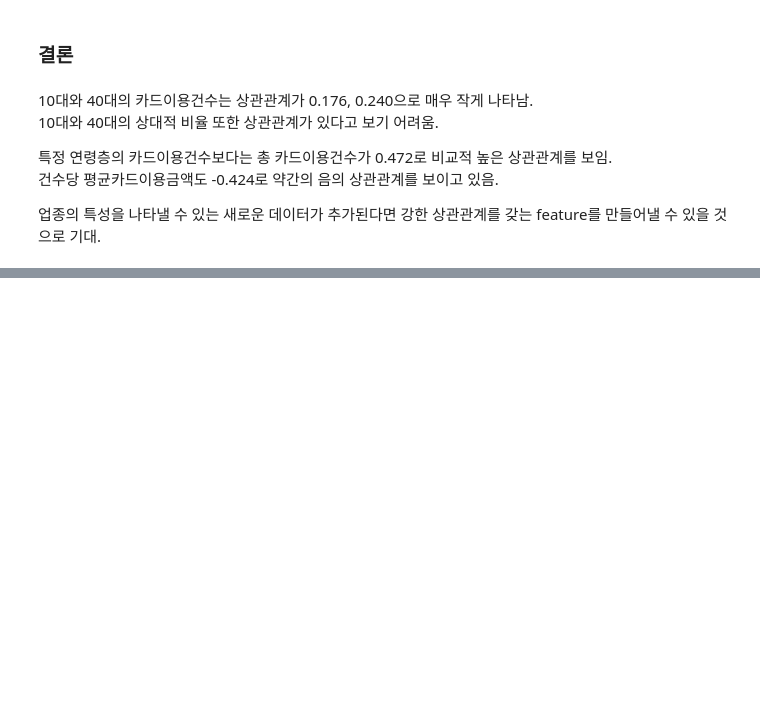
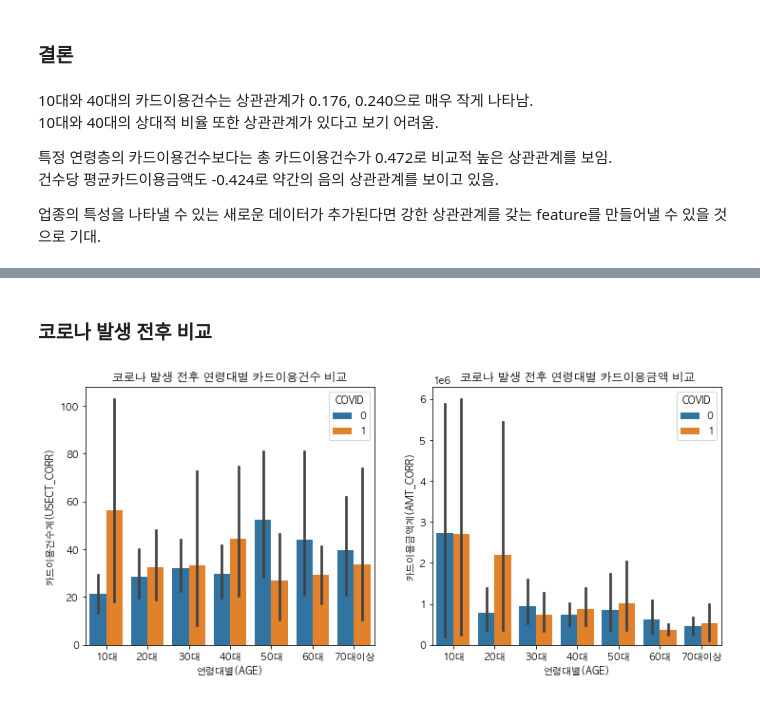
Before and after one commit to jjungyujin/TIL, a Jupyter notebook: DataEngineering/DataProcessing/LIBRA/libra_project.ipynb, the cells around one changed output, grey strips where cells are left out. Cells and saved outputs as stored; diff of their text form; code cells hidden in the pictures; blank space fills up the shorter version.

```diff
--- a/DataEngineering/DataProcessing/LIBRA/libra_project.ipynb
+++ b/DataEngineering/DataProcessing/LIBRA/libra_project.ipynb
@@ -278,0 +289,8 @@ plt.show()
+# %%
+df_time_series = df_sex_and_age.copy()
+df_time_series.index = pd.to_datetime(df_time_series['기준년월(YM)'], format='%Y%m')
+df_time_series.drop('기준년월(YM)', axis=1, inplace=True)
+
+df_time_series['COVID'] = df_time_series.index < '2020-02-01'
+df_time_series.COVID.replace({True:0, False:1}, inplace=True)
+df_time_series
@@ -278,0 +312,15 @@ plt.show()
+# %% [markdown]
+### 코로나 발생 전후 비교
+# %%
+fig = plt.figure(figsize=(12, 5))
+
+ax_1 = fig.add_subplot(1, 2, 1)
+plt.title('코로나 발생 전후 연령대별 카드이용건수 비교')
+sns.barplot(x='연령대별(AGE)', y='카드이용건수계(USECT_CORR)', hue='COVID', data=df_time_series)
+ax_2 = fig.add_subplot(1, 2, 2)
+plt.title('코로나 발생 전후 연령대별 카드이용금액 비교')
+sns.barplot(x='연령대별(AGE)', y='카드이용금액계(AMT_CORR)', hue='COVID', data=df_time_series)
+
+plt.show()
+# %% [output]
+[figure, added]
```
Also changed, not shown: parts of 31 cells of this notebook, 2 other files.
